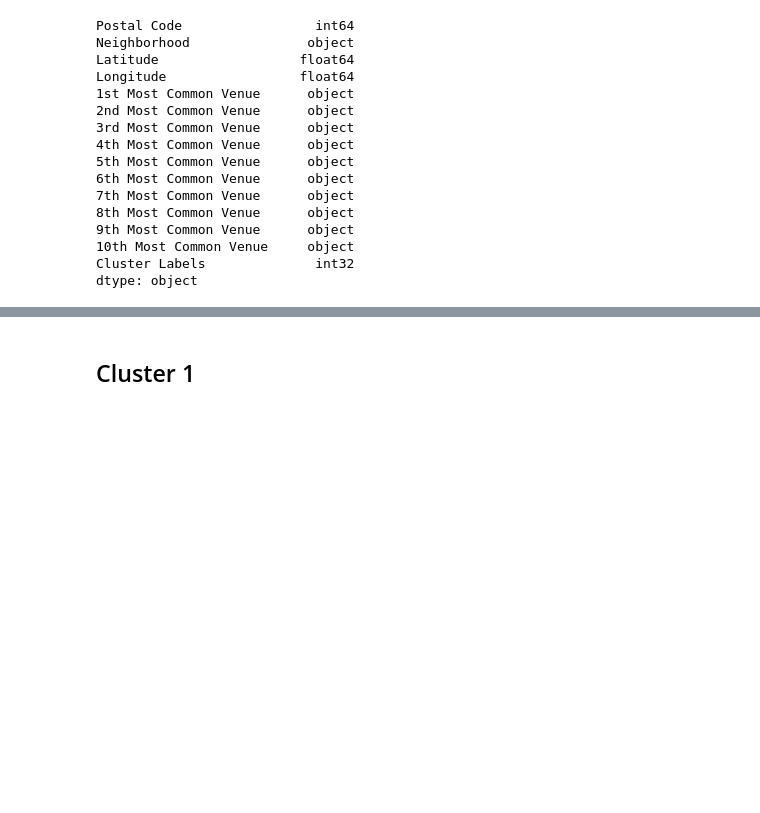
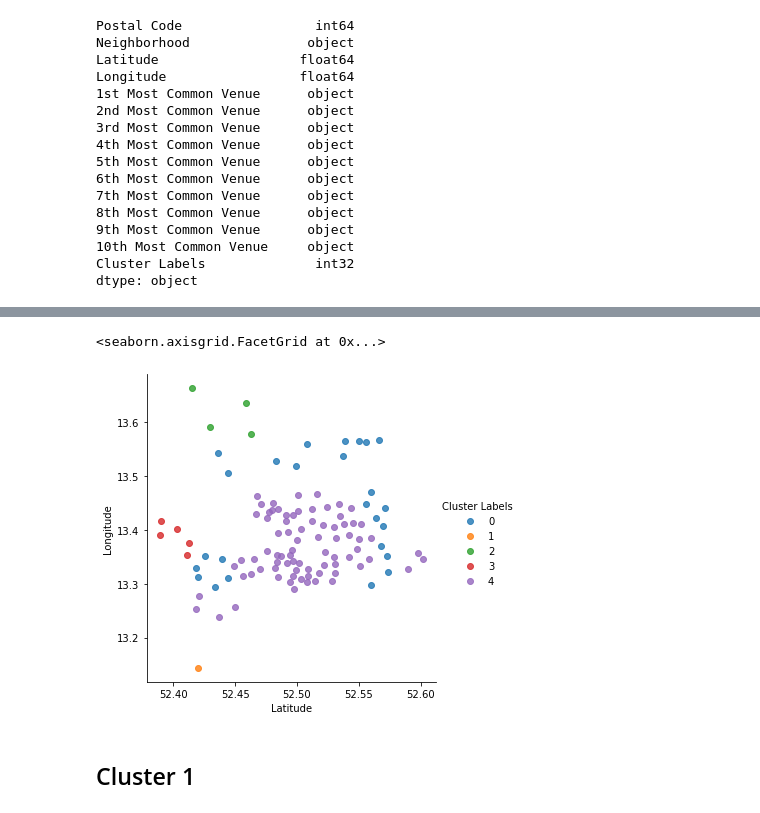
Before and after one commit to simgemulla/Berlin-Venues-Project, a Jupyter notebook: Berlin_Venues.ipynb, the cells around one changed output, grey strips where cells are left out. Cells and saved outputs as stored; diff of their text form; code cells hidden in the pictures; blank space fills up the shorter version.

```diff
--- a/Berlin_Venues.ipynb
+++ b/Berlin_Venues.ipynb
@@ -445,3 +489,9 @@ map_clusters
+# %%
+sns.lmplot(data=berlin_merged, x='Latitude', y='Longitude', hue='Cluster Labels',
+                   fit_reg=False, legend=True, legend_out=True)
+# %% [output]
+<seaborn.axisgrid.FacetGrid at 0x...>
+[figure, added]
 # %% [markdown]
 ## Cluster 1
 # %%
```
Also changed, not shown: parts of 40 cells of this notebook, 1 other file.
